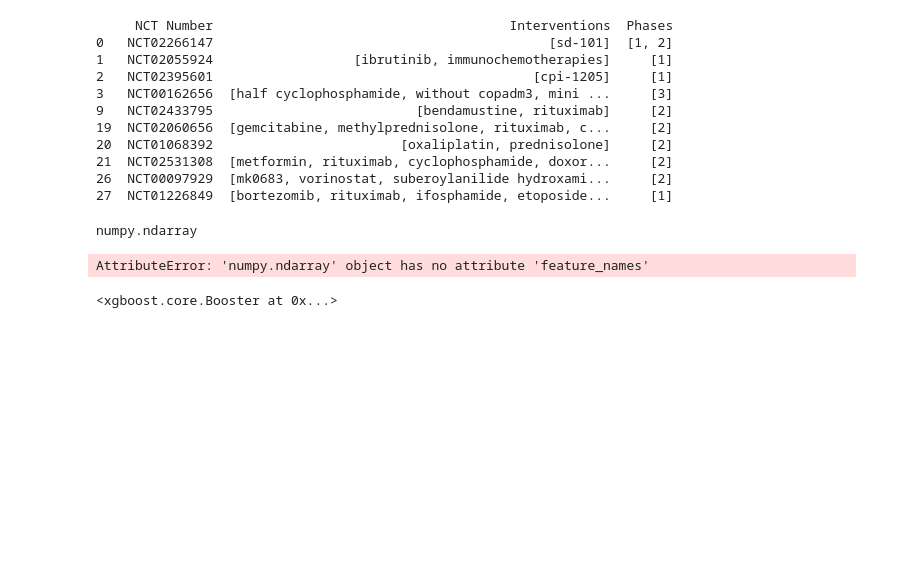
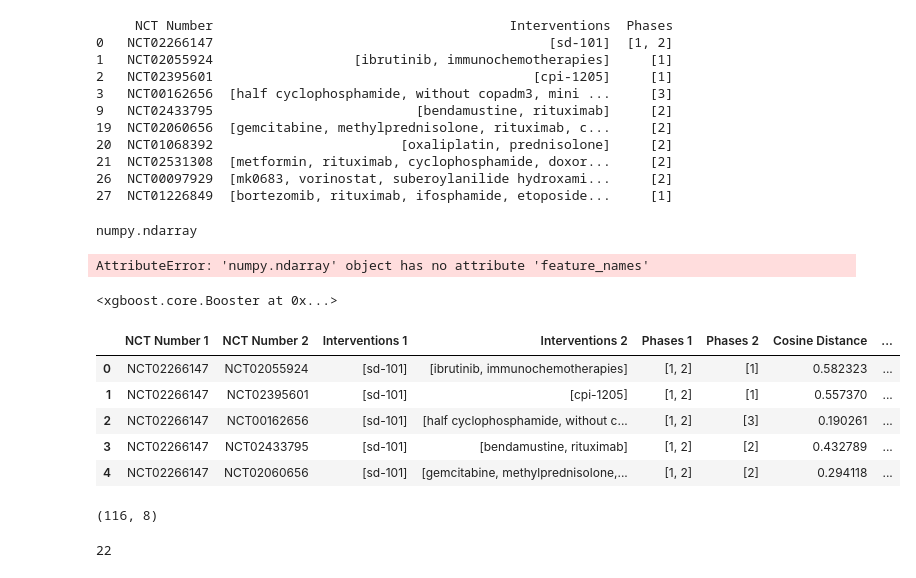
Before and after one commit to Danko711/Clinical-Trial-Classification, a Jupyter notebook: BostonGene.ipynb, the cells around one changed output. Saved outputs shown, nothing was run; the diff lists cells and outputs as text; code cells hidden in the pictures; blank space fills up the shorter version.

```diff
--- a/BostonGene.ipynb
+++ b/BostonGene.ipynb
@@ -574,3 +552,12 @@ AttributeError: 'numpy.ndarray' object has no attribute 'feature_names'
 classifier2.
 # %% [output]
 <xgboost.core.Booster at 0x...>
+# %%
+pair_data.head(5)
+# %% [output]
+|  | NCT Number 1 | NCT Number 2 | Interventions 1 | Interventions 2 | Phases 1 | Phases 2 | Cosine Distance | ... |
+| 0 | NCT02266147 | NCT02055924 | [sd-101] | [ibrutinib, immunochemotherapies] | [1, 2] | [1] | 0.582323 | ... |
+| 1 | NCT02266147 | NCT02395601 | [sd-101] | [cpi-1205] | [1, 2] | [1] | 0.557370 | ... |
+| 2 | NCT02266147 | NCT00162656 | [sd-101] | [half cyclophosphamide, without c... | [1, 2] | [3] | 0.190261 | ... |
+| 3 | NCT02266147 | NCT02433795 | [sd-101] | [bendamustine, rituximab] | [1, 2] | [2] | 0.432789 | ... |
+| 4 | NCT02266147 | NCT02060656 | [sd-101] | [gemcitabine, methylprednisolone,... | [1, 2] | [2] | 0.294118 | ... |
@@ -576,0 +566,4 @@ classifier2.
+# %%
+correct.shape
+# %% [output]
+(116, 8)
@@ -576,0 +572,9 @@ classifier2.
+# %%
+true_counter = 0
+for i in correct['NCT Number 2']:
+    for j in predicted:
+        if i == j:
+            true_counter += 1
+print(true_counter)
+# %% [output]
+22
```
Also changed, not shown: parts of 19 cells of this notebook, 4 other files.
